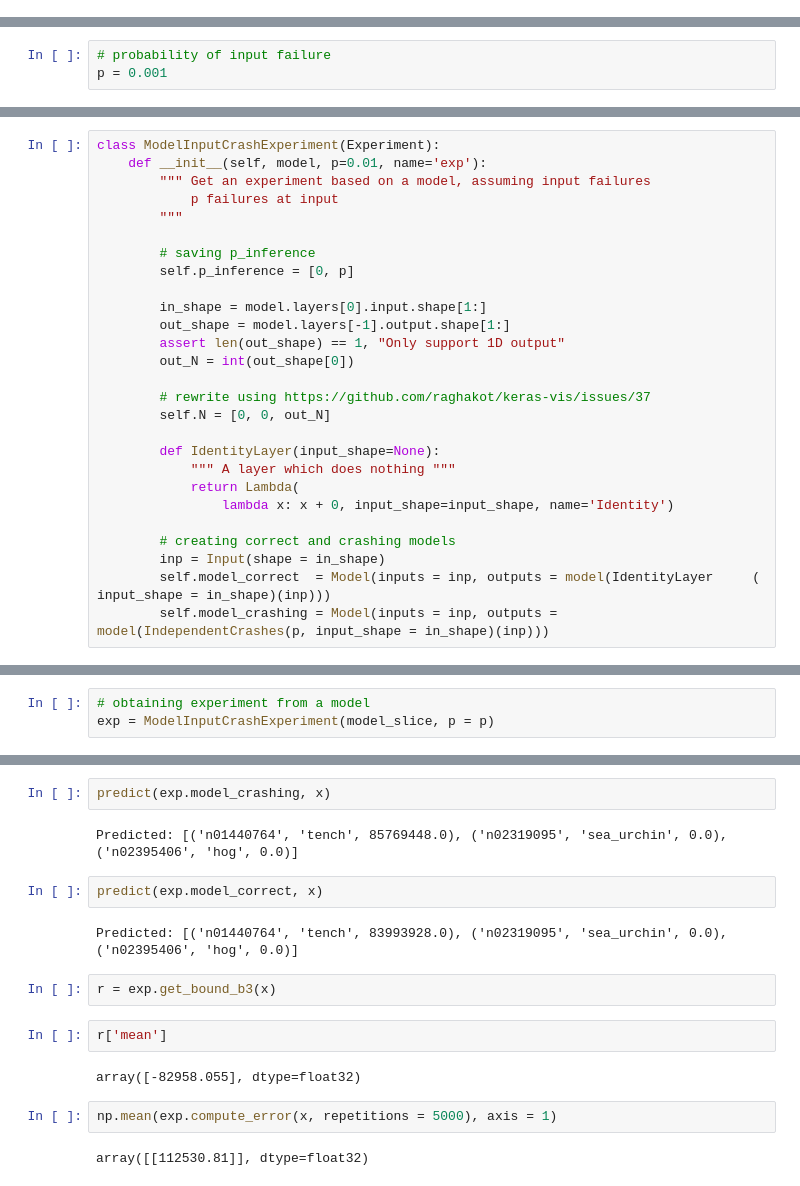
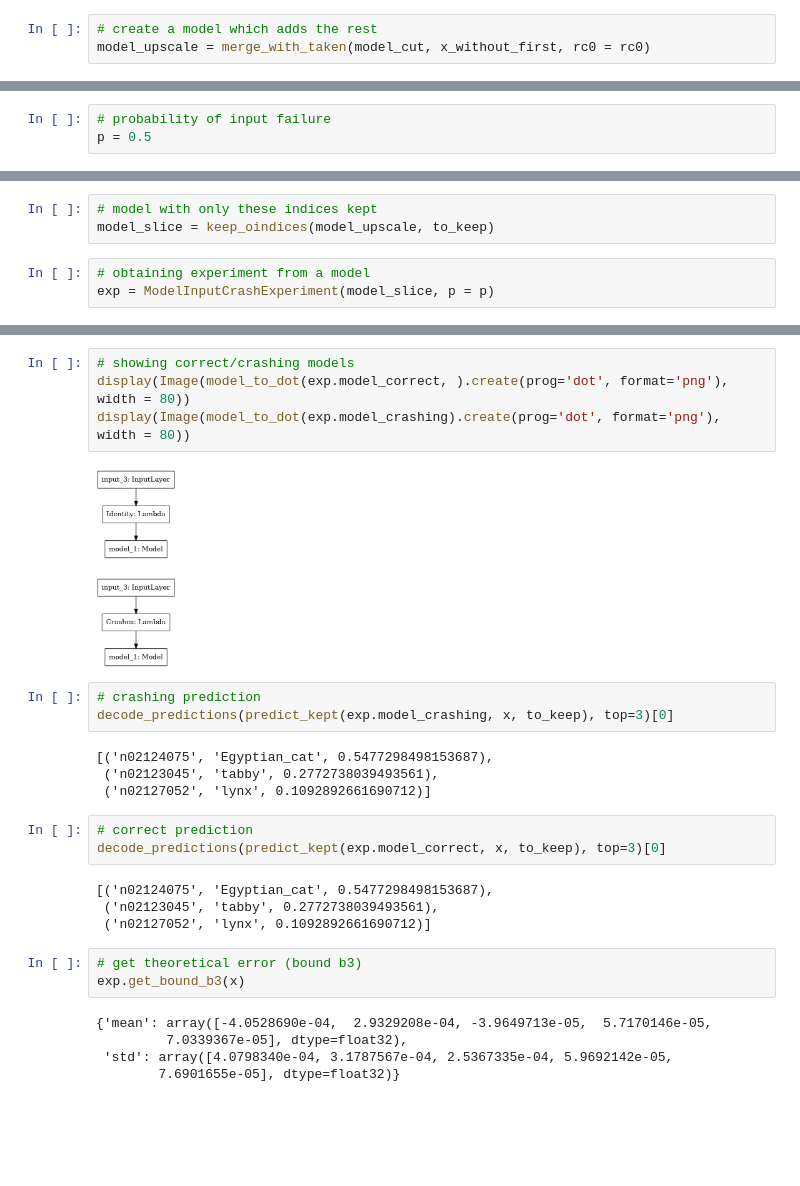
Before and after one commit to LPD-EPFL/nn-fault-tolerance, a Jupyter notebook: ConvNetTest-VGG16.ipynb, the cells around one changed output, grey strips where cells are left out. Saved outputs shown, nothing was run; the diff lists cells and outputs as text; blank space fills up the shorter version.

Commit message:
Make vgg16 experiment work

```diff
--- a/ConvNetTest-VGG16.ipynb
+++ b/ConvNetTest-VGG16.ipynb
@@ -103,3 +73,6 @@ x = np.expand_dims(x, axis=0)
+# %%
+# create a model which adds the rest
+model_upscale = merge_with_taken(model_cut, x_without_first, rc0 = rc0)
 # %%
 if l == -1:
     print(decode_predictions(model_upscale.predict(x), top=3)[0])
@@ -110,6 +83,6 @@ else:
 # %%
 # probability of input failure
-p = 0.001
+p = 0.5
 # %%
 # calculating np
 n = np.prod(list(map(int, model_upscale.inputs[0].shape[1:])))
@@ -131,27 +94,0 @@ model_slice = Model(inputs = model_upscale.input, outputs = SliceLayer(to_keep)(
-# %%
-class ModelInputCrashExperiment(Experiment):
-    def __init__(self, model, p=0.01, name='exp'):
-        """ Get an experiment based on a model, assuming input failures
-            p failures at input
-        """
-
-        # saving p_inference
-        self.p_inference = [0, p]
-
-        in_shape = model.layers[0].input.shape[1:]
-        out_shape = model.layers[-1].output.shape[1:]
-        assert len(out_shape) == 1, "Only support 1D output"
-        out_N = int(out_shape[0])
-
-        # rewrite using https://github.com/raghakot/keras-vis/issues/37
-        self.N = [0, 0, out_N]
-
-        def IdentityLayer(input_shape=None):
-            """ A layer which does nothing """
-            return Lambda(
-                lambda x: x + 0, input_shape=input_shape, name='Identity')
-
-        # creating correct and crashing models
-        inp = Input(shape = in_shape)
-        self.model_correct  = Model(inputs = inp, outputs = model(IdentityLayer     (   input_shape = in_shape)(inp)))
-        self.model_crashing = Model(inputs = inp, outputs = model(IndependentCrashes(p, input_shape = in_shape)(inp)))
@@ -158,3 +99,6 @@ class ModelInputCrashExperiment(Experiment):
+# %%
+# model with only these indices kept
+model_slice = keep_oindices(model_upscale, to_keep)
 # %%
 # obtaining experiment from a model
 exp = ModelInputCrashExperiment(model_slice, p = p)
@@ -180,18 +105,29 @@ def predict(model, x):
-# %%
-predict(exp.model_crashing, x)
-# %% [output]
-Predicted: [('n01440764', 'tench', 85769448.0), ('n02319095', 'sea_urchin', 0.0), ('n02395406', 'hog', 0.0)]
-# %%
-predict(exp.model_correct, x)
-# %% [output]
-Predicted: [('n01440764', 'tench', 83993928.0), ('n02319095', 'sea_urchin', 0.0), ('n02395406', 'hog', 0.0)]
+# %%
+# showing correct/crashing models
+display(Image(model_to_dot(exp.model_correct, ).create(prog='dot', format='png'), width = 80))
+display(Image(model_to_dot(exp.model_crashing).create(prog='dot', format='png'), width = 80))
+# %% [output]
+[figure, added]
+[figure, added]
+# %%
+# crashing prediction
+decode_predictions(predict_kept(exp.model_crashing, x, to_keep), top=3)[0]
+# %% [output]
+[('n02124075', 'Egyptian_cat', 0.5477298498153687),
+ ('n02123045', 'tabby', 0.2772738039493561),
+ ('n02127052', 'lynx', 0.1092892661690712)]
+# %%
+# correct prediction
+decode_predictions(predict_kept(exp.model_correct, x, to_keep), top=3)[0]
+# %% [output]
+[('n02124075', 'Egyptian_cat', 0.5477298498153687),
+ ('n02123045', 'tabby', 0.2772738039493561),
+ ('n02127052', 'lynx', 0.1092892661690712)]
 # %%
-r = exp.get_bound_b3(x)
+# get theoretical error (bound b3)
+exp.get_bound_b3(x)
+# %% [output]
+{'mean': array([-4.0528690e-04,  2.9329208e-04, -3.9649713e-05,  5.7170146e-05,
+         7.0339367e-05], dtype=float32),
+ 'std': array([4.0798340e-04, 3.1787567e-04, 2.5367335e-04, 5.9692142e-05,
+        7.6901655e-05], dtype=float32)}
-# %%
-r['mean']
-# %% [output]
-array([-82958.055], dtype=float32)
-# %%
-np.mean(exp.compute_error(x, repetitions = 5000), axis = 1)
-# %% [output]
-array([[112530.81]], dtype=float32)
```
Also changed, not shown: parts of 34 cells of this notebook, 2 other files.
